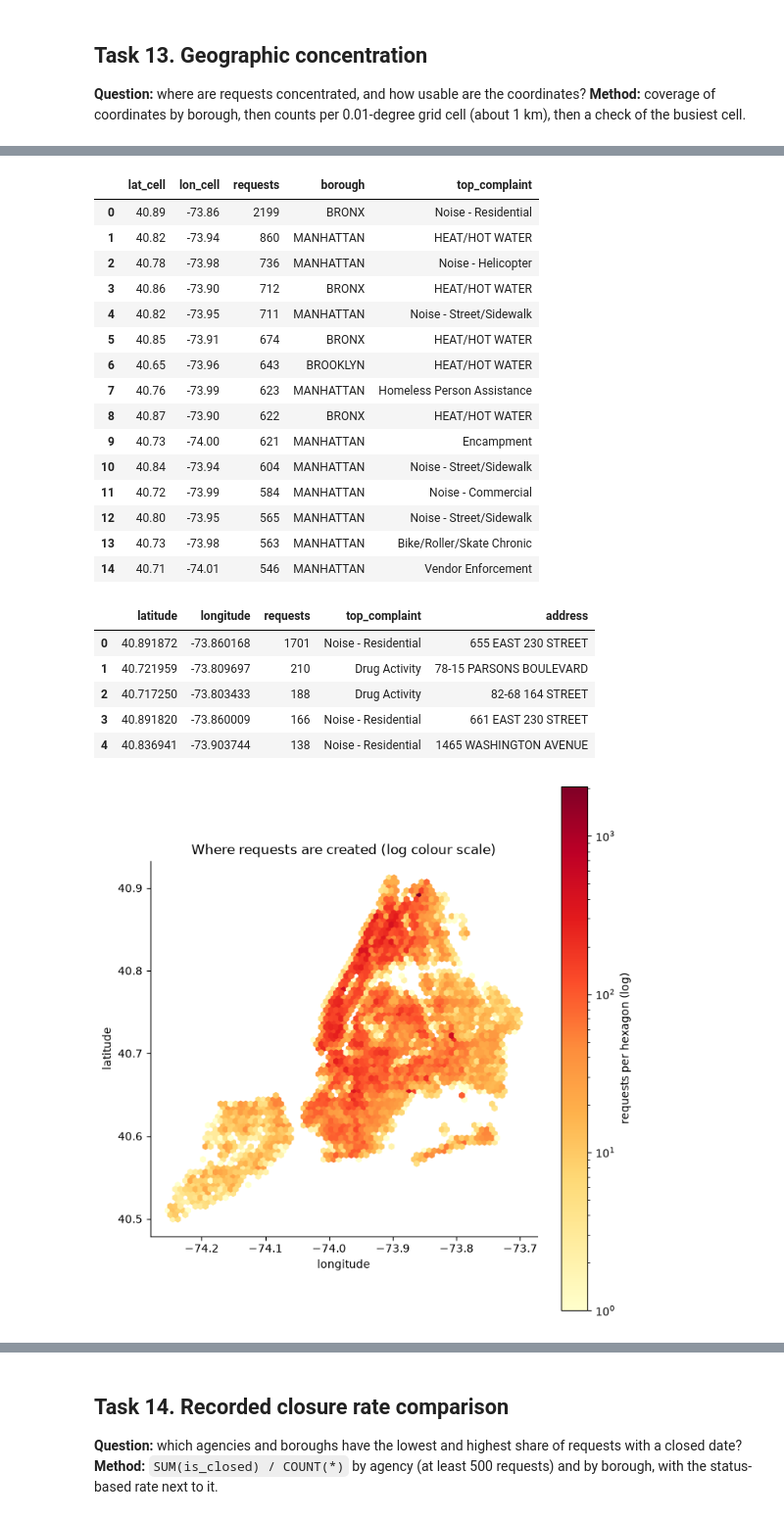
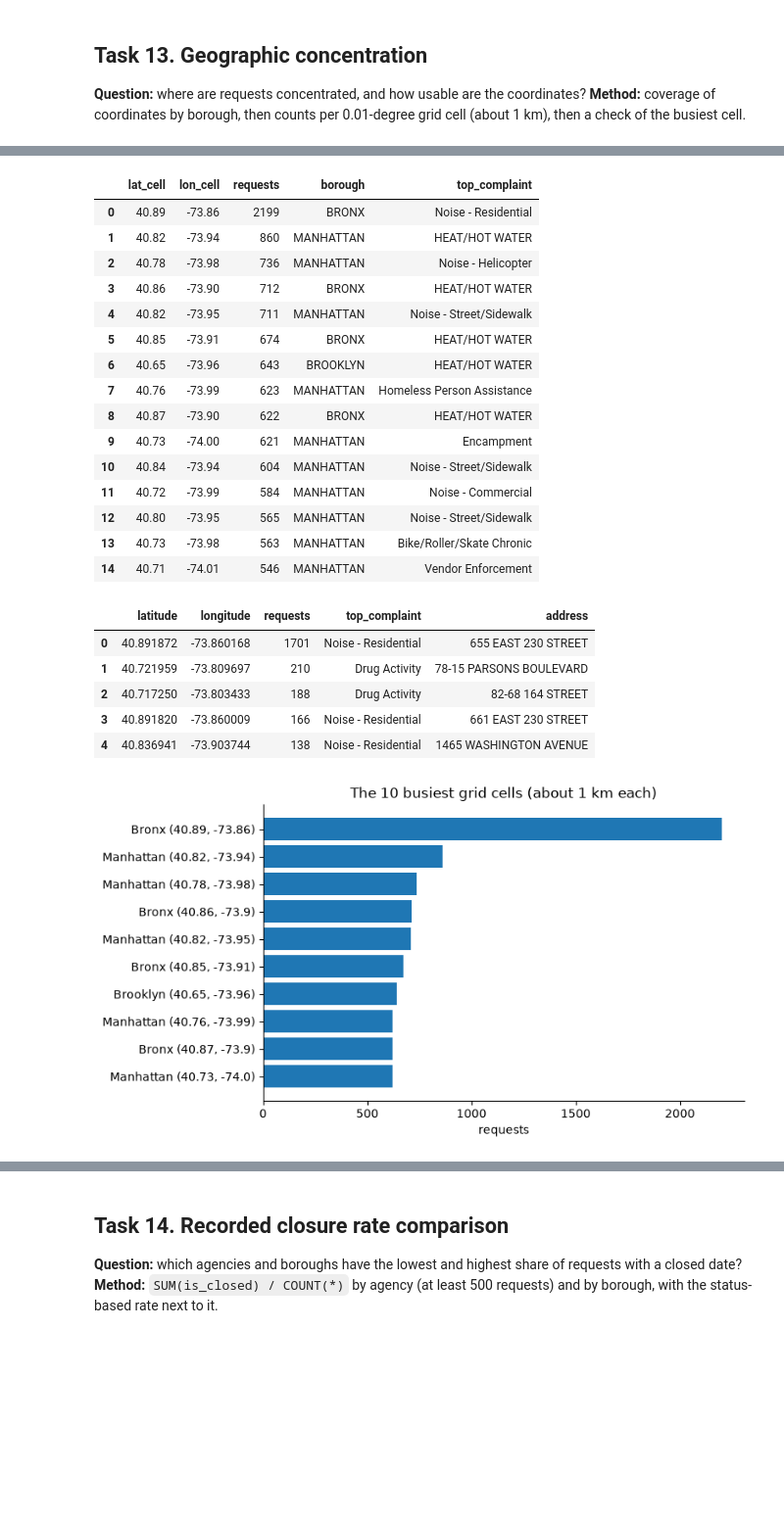
Before and after one commit to vimalkarthikharikrishnan/guvi-urban-pulse, a Jupyter notebook: notebooks/eda.ipynb, the cells around one changed output, grey strips where cells are left out. Shown at 98% size. Cells and saved outputs as stored; diff of their text form; code cells hidden in the pictures; blank space fills up the shorter version.

```diff
--- a/notebooks/eda.ipynb
+++ b/notebooks/eda.ipynb
@@ -442,43 +442,44 @@ display(t13b)
 t13c = run("t13_hotspot_exact")
 display(t13c)
 
-pts = pd.read_sql(text("SELECT latitude, longitude, borough FROM service_requests WHERE NOT flag_missing_coordinates"), engine)
-fig, ax = plt.subplots(figsize=(7, 7))
-hb = ax.hexbin(pts["longitude"], pts["latitude"], gridsize=70, bins="log", cmap="YlOrRd", mincnt=1)
-ax.set_aspect(1.3); ax.set_xlabel("longitude"); ax.set_ylabel("latitude")
-ax.set_title("Where requests are created (log colour scale)")
-fig.colorbar(hb, label="requests per hexagon (log)")
+# the 10 busiest grid cells (about 1 km each)
+top = t13b.head(10).iloc[::-1]
+labels = top["borough"].str.title() + " (" + top["lat_cell"].astype(str) + ", " + top["lon_cell"].astype(str) + ")"
+fig, ax = plt.subplots(figsize=(8, 4.5))
+ax.barh(labels, top["requests"])
+ax.set_xlabel("requests")
+ax.set_title("The 10 busiest grid cells (about 1 km each)")
 plt.tight_layout()
 plt.show()
 # %% [output]
 |  | borough | requests | with_coordinates | pct_with_coordinates |
 | 0 | BROOKLYN | 31479 | 31111 | 98.8 |
 | 1 | QUEENS | 24831 | 24287 | 97.8 |
 | 2 | BRONX | 22305 | 22106 | 99.1 |
 | 3 | MANHATTAN | 21481 | 21235 | 98.9 |
 | 4 | STATEN ISLAND | 3657 | 3570 | 97.6 |
 | 5 | UNSPECIFIED | 88 | 6 | 6.8 |
 |  | lat_cell | lon_cell | requests | borough | top_complaint |
 | 0 | 40.89 | -73.86 | 2199 | BRONX | Noise - Residential |
 | 1 | 40.82 | -73.94 | 860 | MANHATTAN | HEAT/HOT WATER |
 | 2 | 40.78 | -73.98 | 736 | MANHATTAN | Noise - Helicopter |
 | 3 | 40.86 | -73.90 | 712 | BRONX | HEAT/HOT WATER |
 | 4 | 40.82 | -73.95 | 711 | MANHATTAN | Noise - Street/Sidewalk |
 | 5 | 40.85 | -73.91 | 674 | BRONX | HEAT/HOT WATER |
 | 6 | 40.65 | -73.96 | 643 | BROOKLYN | HEAT/HOT WATER |
 | 7 | 40.76 | -73.99 | 623 | MANHATTAN | Homeless Person Assistance |
 | 8 | 40.87 | -73.90 | 622 | BRONX | HEAT/HOT WATER |
 | 9 | 40.73 | -74.00 | 621 | MANHATTAN | Encampment |
 | 10 | 40.84 | -73.94 | 604 | MANHATTAN | Noise - Street/Sidewalk |
 | 11 | 40.72 | -73.99 | 584 | MANHATTAN | Noise - Commercial |
 | 12 | 40.80 | -73.95 | 565 | MANHATTAN | Noise - Street/Sidewalk |
 | 13 | 40.73 | -73.98 | 563 | MANHATTAN | Bike/Roller/Skate Chronic |
 | 14 | 40.71 | -74.01 | 546 | MANHATTAN | Vendor Enforcement |
 |  | latitude | longitude | requests | top_complaint | address |
 | 0 | 40.891872 | -73.860168 | 1701 | Noise - Residential | 655 EAST 230 STREET |
 | 1 | 40.721959 | -73.809697 | 210 | Drug Activity | 78-15 PARSONS BOULEVARD |
 | 2 | 40.717250 | -73.803433 | 188 | Drug Activity | 82-68 164 STREET |
 | 3 | 40.891820 | -73.860009 | 166 | Noise - Residential | 661 EAST 230 STREET |
 | 4 | 40.836941 | -73.903744 | 138 | Noise - Residential | 1465 WASHINGTON AVENUE |
-[figure, old version]
+[figure, new version]
 # %% [markdown]
```
Also changed, not shown: parts of 5 cells of this notebook, 18 other files.
